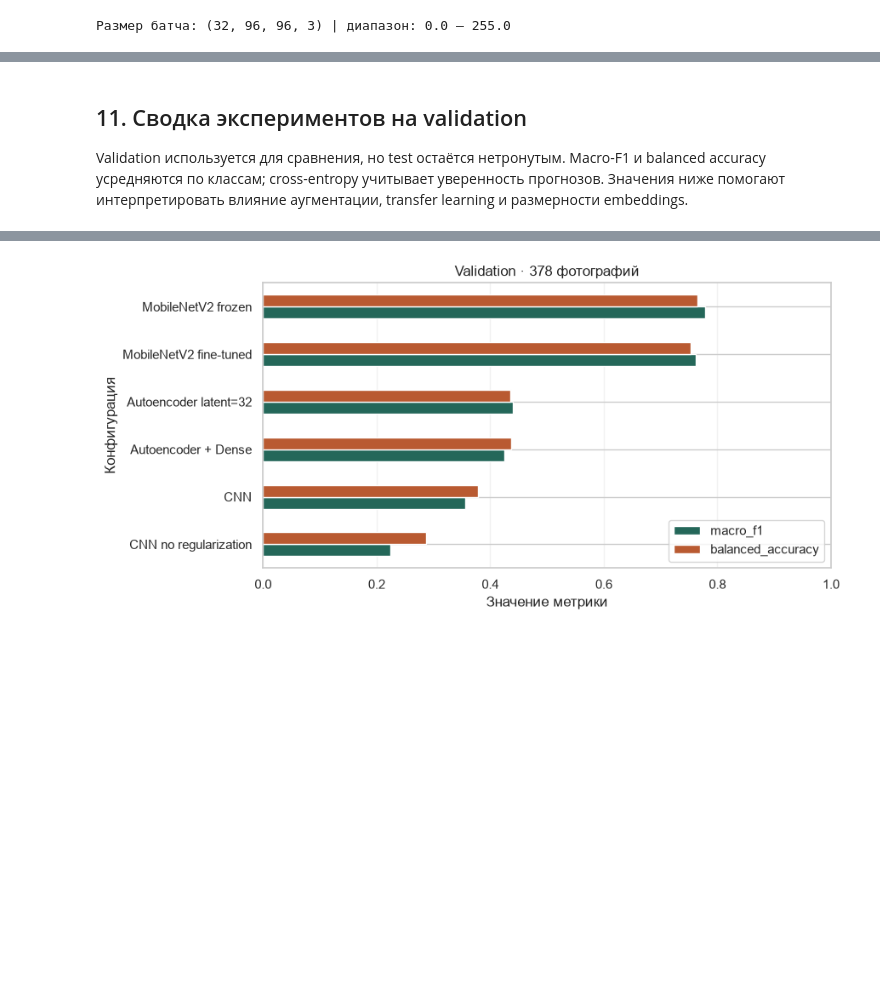
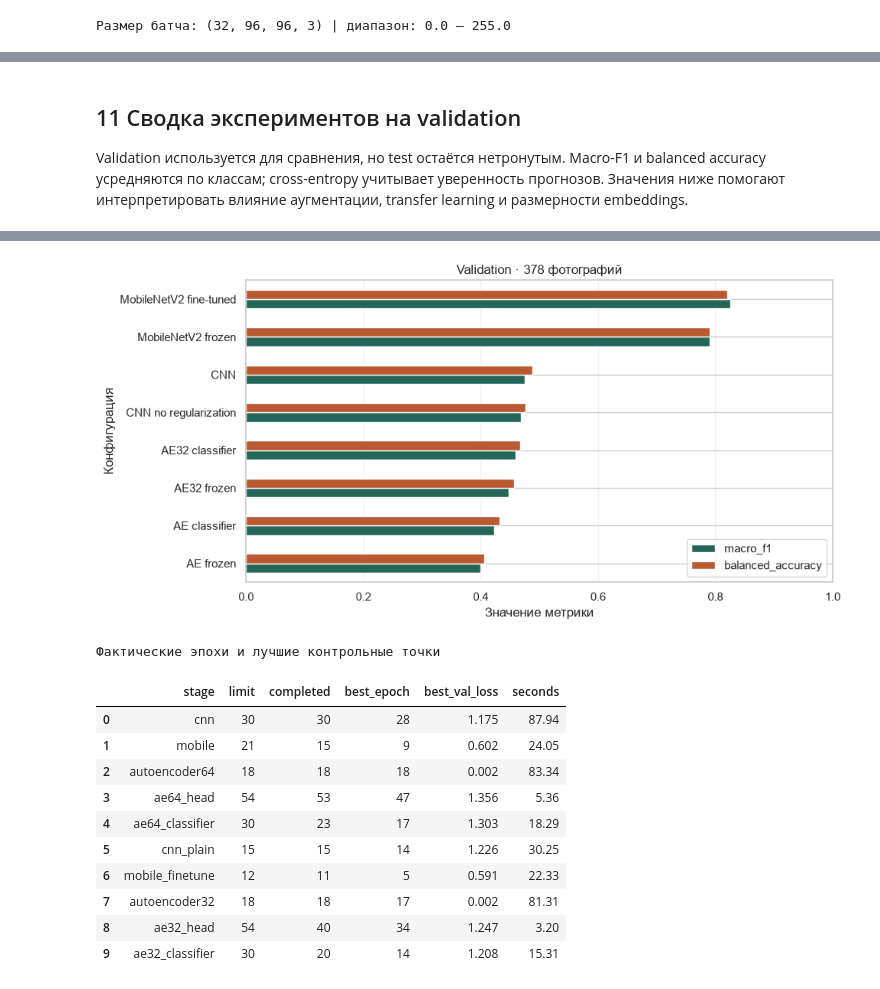
Before and after one commit to Artorias-Abyss/Homework-Leha-1, a Jupyter notebook: ЛР3_вариант6_классификация_отходов_Kaggle.ipynb, the cells around one changed output, grey strips where cells are left out. Saved outputs shown, nothing was run; the diff lists cells and outputs as text; code cells hidden in the pictures; blank space fills up the shorter version.

```diff
--- a/ЛР3_вариант6_классификация_отходов_Kaggle.ipynb
+++ b/ЛР3_вариант6_классификация_отходов_Kaggle.ipynb
@@ -45,7 +73,10 @@ Python: 3.12.14 | TensorFlow: 2.21.0
 DATASET_URL = "https://www.kaggle.com/api/v1/datasets/download/asdasdasasdas/garbage-classification"
 ARCHIVE_SHA256 = "9d76dce1c47d23c92adc3d461d3ea6191070220e6238f9aa60c2ee61227ad88b"
 KAGGLE_ROOT = "Garbage classification/Garbage classification"
-BUNDLED_ARCHIVE = Path("lr3/data/trashnet.zip")
+DATA_DIR = Path("lr3/data")
+if not DATA_DIR.is_dir() and Path("code-repository/lr3/data").is_dir():
+    DATA_DIR = Path("code-repository/lr3/data")
+BUNDLED_ARCHIVE = DATA_DIR / "trashnet.zip"
 TRASHNET_SHA256 = "0bf472790f8b20e5c950d5b5012a9d38af0d3392efd65f8ce171334fc16b07c2"
 ARCHIVE_ROOTS = {ARCHIVE_SHA256: KAGGLE_ROOT, TRASHNET_SHA256: "dataset-resized"}
 class_names = ["cardboard", "glass", "metal", "paper", "plastic", "trash"]
@@ -308,6 +388,6 @@ Epoch 10/10
 MobileNetV2 с ImageNet-весами используется как готовый извлекатель визуальных признаков. Свёрточная основа заморожена, обучается регуляризованная Dense-голова на шесть классов отходов. `preprocess_input` приводит пиксели к диапазону `[-1,1]`, ожидаемому сетью. Аугментация действует только на тренировочные примеры. На графиках оцениваем скорость обучения и переобучение.
 # %%
-MOBILENET_WEIGHTS = Path("lr3/data/mobilenet_v2_weights_tf_dim_ordering_tf_kernels_1.0_96_no_top.h5")
+MOBILENET_WEIGHTS = DATA_DIR / "mobilenet_v2_weights_tf_dim_ordering_tf_kernels_1.0_96_no_top.h5"
 
 def build_mobile():
     weights = str(MOBILENET_WEIGHTS) if MOBILENET_WEIGHTS.is_file() else "imagenet"
@@ -317,7 +397,7 @@ def build_mobile():
     out=tf.keras.layers.Dense(NUM_CLASSES,activation="softmax")(x); m=tf.keras.Model(inp,out,name="MobileNetV2_transfer")
     m.compile(optimizer=tf.keras.optimizers.Adam(1e-3),loss="sparse_categorical_crossentropy",metrics=["accuracy"]); return m,base
 mobile,mobile_base=build_mobile(); print("Модель B: frozen MobileNetV2 ImageNet → GAP → Dense128(L2) → Dropout(.35) → Softmax(6); обучается только голова"); print("Обучаемых параметров:",sum(np.prod(v.shape) for v in mobile.trainable_weights)); mobile.summary()
-h_mobile=mobile.fit(train_ds,validation_data=val_ds,epochs=7 * EPOCH_MULTIPLIER,shuffle=False,callbacks=[tf.keras.callbacks.EarlyStopping(monitor="val_loss",patience=2 * EPOCH_MULTIPLIER,restore_best_weights=True)],verbose=2)
+h_mobile = train_model(mobile, train_ds, val_ds, "mobile", EPOCHS["mobile"])
 curves(h_mobile,"Основная модель B — MobileNetV2, frozen backbone")
 val_probs["MobileNetV2 frozen"]=mobile.predict(val_ds,verbose=0); results["MobileNetV2 frozen"]=score(Y_VAL,val_probs["MobileNetV2 frozen"])
 # %% [output]
@@ -483,8 +677,20 @@ Epoch 3/4
 # %%
-enc32,ae32=build_ae(32); print(f"Опыт E3a: Conv AE latent=32, только train без меток; reconstruction MSE; максимум {4 * EPOCH_MULTIPLIER} эпох"); ae32.summary()
-h_ae32=ae32.fit(ae_train_ds,validation_data=ae_val_ds,epochs=4 * EPOCH_MULTIPLIER,shuffle=False,callbacks=[tf.keras.callbacks.EarlyStopping(monitor="val_loss",patience=2 * EPOCH_MULTIPLIER,restore_best_weights=True)],verbose=2); curves(h_ae32,"E3 — автоэнкодер latent=32")
-enc32.trainable=False; Xtr32=embed(enc32,train_df); Xva32=embed(enc32,val_df); head32=build_head(Xtr32.shape[1])
-print(f"Опыт E3b: Dense128 → Dropout → Dense64 → Softmax, {Xtr32.shape[1]} признаков; encoder frozen")
-h_head32=head32.fit(Xtr32,ytr,validation_data=(Xva32,yva),epochs=10 * EPOCH_MULTIPLIER,batch_size=BATCH_SIZE,callbacks=[tf.keras.callbacks.EarlyStopping(monitor="val_loss",patience=2 * EPOCH_MULTIPLIER,restore_best_weights=True)],verbose=2)
-curves(h_head32,"E3 — классификатор по latent=32"); val_probs["Autoencoder latent=32"]=head32.predict(Xva32,verbose=0); results["Autoencoder latent=32"]=score(Y_VAL,val_probs["Autoencoder latent=32"])
+enc32, ae32 = build_ae(32)
+h_ae32 = train_model(ae32, ae_train_ds, ae_val_ds, "autoencoder32", EPOCHS["autoencoder"])
+curves(h_ae32, "Автоэнкодер 32 канала — восстановление")
+enc32.trainable = False
+Xtr32 = embed(enc32, train_df)
+Xva32 = embed(enc32, val_df)
+head32 = build_head(Xtr32.shape[1])
+head32_train_ds = tf.data.Dataset.from_tensor_slices((Xtr32, train_df.label.to_numpy())).shuffle(len(train_df), seed=SEED).batch(BATCH_SIZE)
+head32_val_ds = tf.data.Dataset.from_tensor_slices((Xva32, Y_VAL)).batch(BATCH_SIZE)
+h_head32 = train_model(head32, head32_train_ds, head32_val_ds, "ae32_head", EPOCHS["head"])
+curves(h_head32, "Автоэнкодер 32 канала — обучение головы")
+val_probs["AE32 frozen"] = head32.predict(Xva32, verbose=0)
+results["AE32 frozen"] = score(Y_VAL, val_probs["AE32 frozen"])
+classifier32 = build_ae_classifier(enc32, head32, "AE32_classifier")
+h_classifier32 = train_model(classifier32, train_ds, val_ds, "ae32_classifier", EPOCHS["ae_finetune"])
+curves(h_classifier32, "Автоэнкодер 32 канала — совместное обучение классификации")
+val_probs["AE32 classifier"] = classifier32.predict(val_ds, verbose=0)
+results["AE32 classifier"] = score(Y_VAL, val_probs["AE32 classifier"])
 # %% [output]
@@ -532,7 +753,15 @@ Epoch 10/10
 # %% [markdown]
-## 11. Сводка экспериментов на validation
+## 11 Сводка экспериментов на validation
 Validation используется для сравнения, но test остаётся нетронутым. Macro-F1 и balanced accuracy усредняются по классам; cross-entropy учитывает уверенность прогнозов. Значения ниже помогают интерпретировать влияние аугментации, transfer learning и размерности embeddings.
 # %%
-val_table=pd.DataFrame(results).T.sort_values("macro_f1",ascending=False); display(val_table.style.format("{:.3f}").background_gradient(cmap="YlGn",subset=["macro_f1","balanced_accuracy"]))
-ax=val_table[["macro_f1","balanced_accuracy"]].sort_values("macro_f1").plot(kind="barh",figsize=(9,4.4),xlim=(0,1),title=f"Validation · {len(val_df)} фотографий",color=["#246759","#b95a31"]); ax.set_xlabel("Значение метрики"); ax.set_ylabel("Конфигурация"); ax.grid(axis="x",alpha=.25); plt.tight_layout(); plt.show()
+val_table = pd.DataFrame(results).T.sort_values("macro_f1", ascending=False)
+display(val_table[["accuracy", "balanced_accuracy", "macro_precision", "macro_recall", "macro_f1", "cross_entropy"]].round(3))
+ax = val_table[["macro_f1", "balanced_accuracy"]].sort_values("macro_f1").plot(
+    kind="barh", figsize=(10, 5), xlim=(0, 1),
+    title=f"Validation · {len(val_df)} фотографий", color=["#246759", "#b95a31"],
+)
+ax.set_xlabel("Значение метрики"); ax.set_ylabel("Конфигурация")
+ax.grid(axis="x", alpha=.25); plt.tight_layout(); plt.show()
+print("Фактические эпохи и лучшие контрольные точки")
+display(pd.DataFrame(training_runs).round(3))
 # %% [output]
@@ -546,2 +777,14 @@ ax=val_table[["macro_f1","balanced_accuracy"]].sort_values("macro_f1").plot(kind
-[figure, old version]
+[figure, new version]
+Фактические эпохи и лучшие контрольные точки
+|  | stage | limit | completed | best_epoch | best_val_loss | seconds |
+| 0 | cnn | 30 | 30 | 28 | 1.175 | 87.94 |
+| 1 | mobile | 21 | 15 | 9 | 0.602 | 24.05 |
+| 2 | autoencoder64 | 18 | 18 | 18 | 0.002 | 83.34 |
+| 3 | ae64_head | 54 | 53 | 47 | 1.356 | 5.36 |
+| 4 | ae64_classifier | 30 | 23 | 17 | 1.303 | 18.29 |
+| 5 | cnn_plain | 15 | 15 | 14 | 1.226 | 30.25 |
+| 6 | mobile_finetune | 12 | 11 | 5 | 0.591 | 22.33 |
+| 7 | autoencoder32 | 18 | 18 | 17 | 0.002 | 81.31 |
+| 8 | ae32_head | 54 | 40 | 34 | 1.247 | 3.20 |
+| 9 | ae32_classifier | 30 | 20 | 14 | 1.208 | 15.31 |
 # %% [markdown]
```
Also changed, not shown: parts of 31 cells of this notebook, 20 other files.
